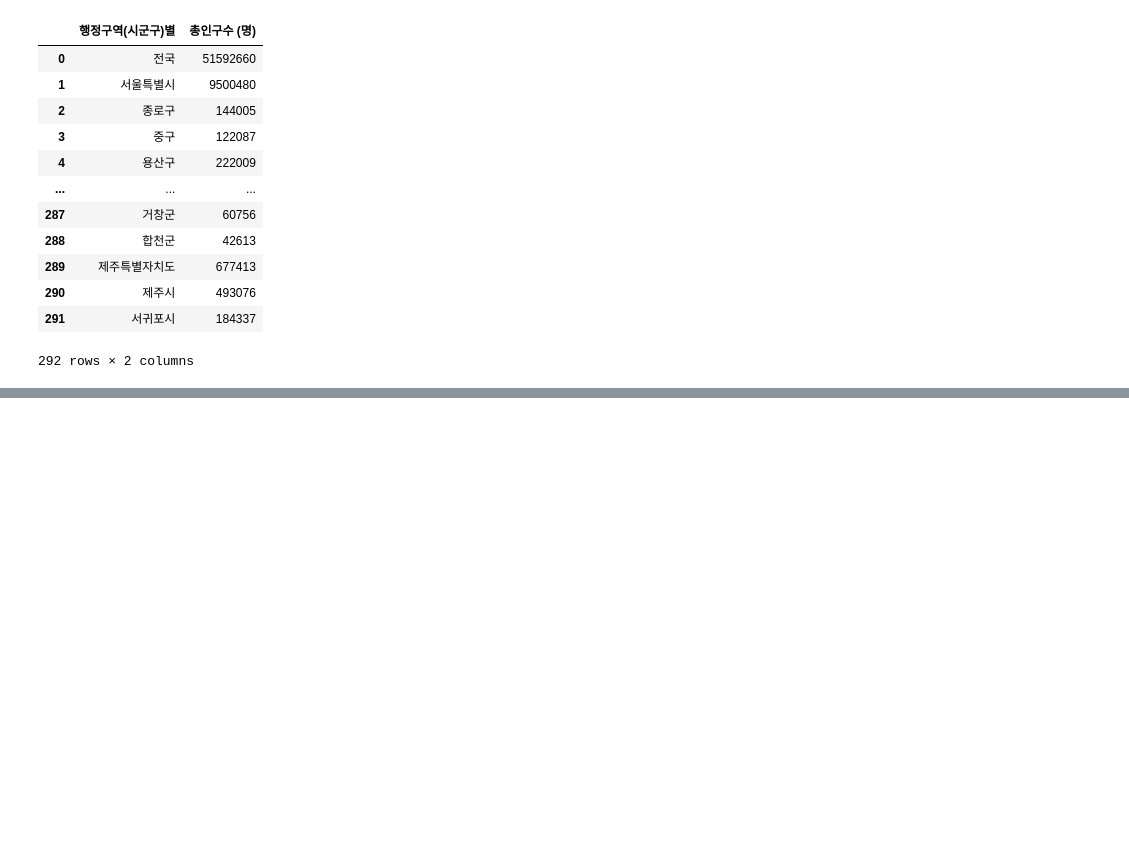
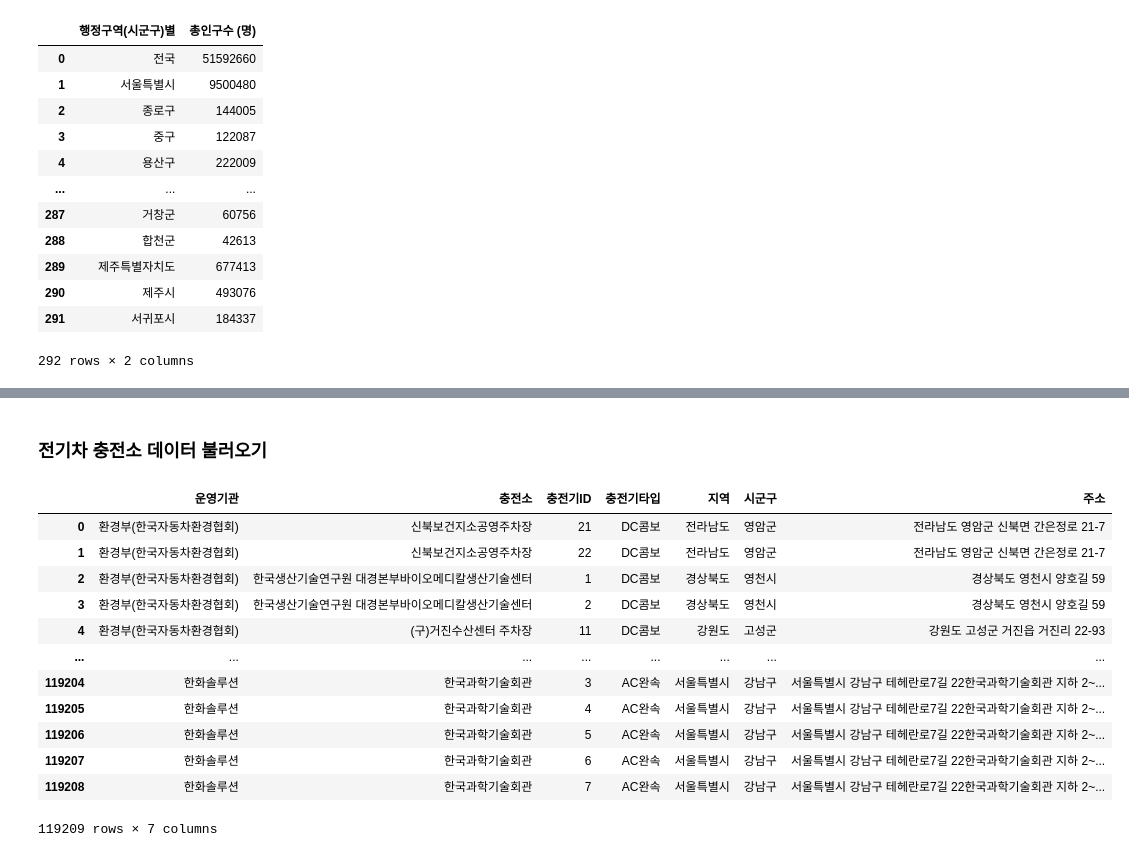
Before and after one commit to jhparkland/Green-Car-Charging-Station-Site-Selection, a Jupyter notebook: Notebook/GVCS/GVCS.ipynb, the cells around one changed output, grey strips where cells are left out. Saved outputs shown, nothing was run; the diff lists cells and outputs as text; code cells hidden in the pictures; blank space fills up the shorter version.

```diff
--- a/Notebook/GVCS/GVCS.ipynb
+++ b/Notebook/GVCS/GVCS.ipynb
@@ -477,0 +562,20 @@ df_people.describe()
+# %% [markdown]
+### 전기차 충전소 데이터 불러오기
+# %%
+evcs_file_path = "C:\\Users\\pwjdg\\바탕 화면\\Green-Car-Charging-Station-Site-Selection\\Data\\전기차 충전소 리스트.csv"
+df_evcs = pd.read_csv(evcs_file_path, encoding='cp949')
+df_evcs
+# %% [output]
+|  | 운영기관 | 충전소 | 충전기ID | 충전기타입 | 지역 | 시군구 | 주소 |
+| 0 | 환경부(한국자동차환경협회) | 신북보건지소공영주차장 | 21 | DC콤보 | 전라남도 | 영암군 | 전라남도 영암군 신북면 간은정로 21-7 |
+| 1 | 환경부(한국자동차환경협회) | 신북보건지소공영주차장 | 22 | DC콤보 | 전라남도 | 영암군 | 전라남도 영암군 신북면 간은정로 21-7 |
+| 2 | 환경부(한국자동차환경협회) | 한국생산기술연구원 대경본부바이오메디칼생산기술센터 | 1 | DC콤보 | 경상북도 | 영천시 | 경상북도 영천시 양호길 59 |
+| 3 | 환경부(한국자동차환경협회) | 한국생산기술연구원 대경본부바이오메디칼생산기술센터 | 2 | DC콤보 | 경상북도 | 영천시 | 경상북도 영천시 양호길 59 |
+| 4 | 환경부(한국자동차환경협회) | (구)거진수산센터 주차장 | 11 | DC콤보 | 강원도 | 고성군 | 강원도 고성군 거진읍 거진리 22-93 |
+| ... | ... | ... | ... | ... | ... | ... | ... |
+| 119204 | 한화솔루션 | 한국과학기술회관 | 3 | AC완속 | 서울특별시 | 강남구 | 서울특별시 강남구 테헤란로7길 22한국과학기술회관 지하 2~... |
+| 119205 | 한화솔루션 | 한국과학기술회관 | 4 | AC완속 | 서울특별시 | 강남구 | 서울특별시 강남구 테헤란로7길 22한국과학기술회관 지하 2~... |
+| 119206 | 한화솔루션 | 한국과학기술회관 | 5 | AC완속 | 서울특별시 | 강남구 | 서울특별시 강남구 테헤란로7길 22한국과학기술회관 지하 2~... |
+| 119207 | 한화솔루션 | 한국과학기술회관 | 6 | AC완속 | 서울특별시 | 강남구 | 서울특별시 강남구 테헤란로7길 22한국과학기술회관 지하 2~... |
+| 119208 | 한화솔루션 | 한국과학기술회관 | 7 | AC완속 | 서울특별시 | 강남구 | 서울특별시 강남구 테헤란로7길 22한국과학기술회관 지하 2~... |
+119209 rows × 7 columns
```
Also changed, not shown: parts of 13 cells of this notebook, 2 other files.
